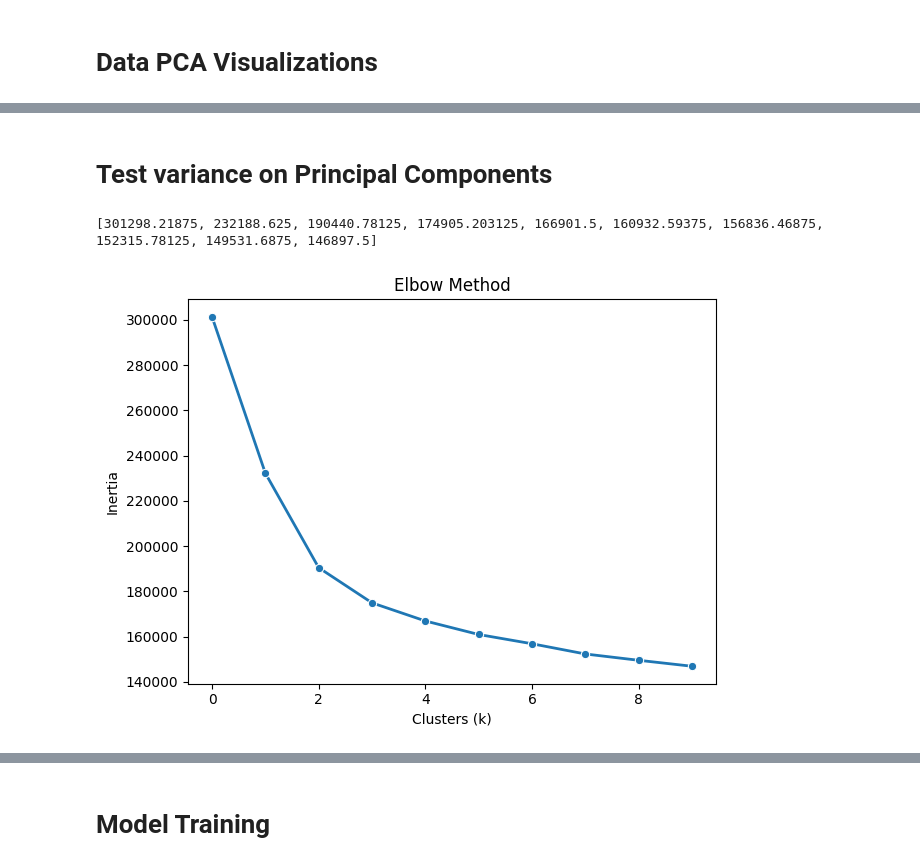
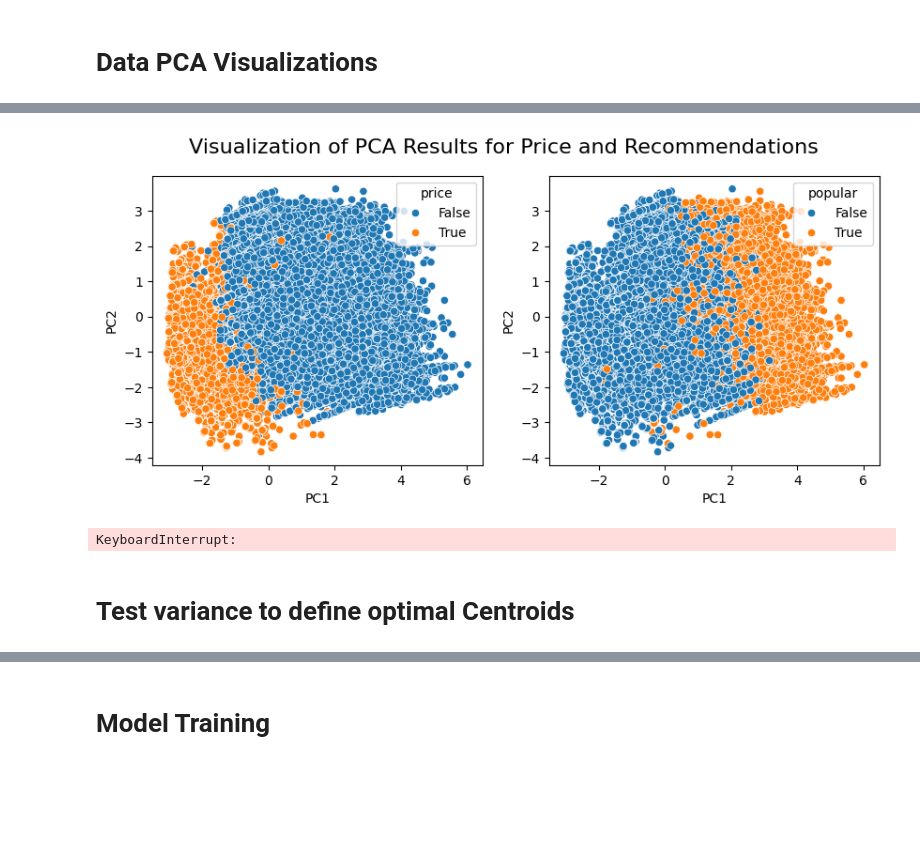
Before and after one commit to MCAlberto55/steam-games-analysis, a Jupyter notebook: notebooks/model_training.ipynb, the cells around one changed output, grey strips where cells are left out. Cells and saved outputs as stored; diff of their text form; code cells hidden in the pictures; blank space fills up the shorter version.

Commit message:
Second model training test

```diff
--- a/notebooks/model_training.ipynb
+++ b/notebooks/model_training.ipynb
@@ -23,3 +24,8 @@ from src.visualization.plots import multiple_scatterplot
 # %%
 featured_data = get_feature_engineered_data()
 validated_data = get_validated_data()
+
+with open("../outputs/params/eda_outputs.json", "r", encoding="utf-8") as f:
+    eda_output = json.load(f)
+
+featured_data
@@ -104,29 +76,42 @@ multiple_scatterplot(
+# %%
+multiple_scatterplot(
+    data=pc_df,
+    title="Visualization of PCA Results for Price and Recommendations",
+    x_col="PC1",
+    y_col="PC2",
+    n=1,
+    m=2,
+    hue_values=discrete_columns,
+    xsize=10,
+    ysize=4,
+)
+multiple_scatterplot(
+    data=pc_df,
+    title="Visualization of PCA Results per genre",
+    x_col="PC1",
+    y_col="PC2",
+    n=3,
+    m=4,
+    hue_values=genres,
+    xsize=16,
+    ysize=8,
+)
+multiple_scatterplot(
+    data=pc_df,
+    title="Visualization of PCA Results per category",
+    x_col="PC1",
+    y_col="PC2",
+    n=3,
+    m=2,
+    hue_values=categories,
+    xsize=14,
+    ysize=7,
+)
+# %% [output]
+[figure, added]
+KeyboardInterrupt:
 # %% [markdown]
-# Test variance on Principal Components
+# Test variance to define optimal Centroids
-# %%
-# Visualice elbow method on inertias
-inertias = []
-k_range = range(1, 11)
-
-for k in k_range:
-    km = KMeans(n_clusters=k, random_state=42, n_init=10)
-    km.fit(featured_data)
-    inertias.append(km.inertia_)
-
-make_plot(
-    plot_type="line",
-    data=inertias,
-    x_col=None,
-    y_col=None,
-    title='Elbow Method',
-    xlabel="Clusters (k)",
-    ylabel="Inertia",
-    xticks=k_range,
-)
-plt.show()
-# %% [output]
-[301298.21875, 232188.625, 190440.78125, 174905.203125, 166901.5, 160932.59375, 156836.46875, 152315.78125, 149531.6875, 146897.5]
-[figure, old version]
 # %%
 # Visualice accumulated variance ratio of principal components
 make_plot(
```
Also changed, not shown: parts of 11 cells of this notebook.
